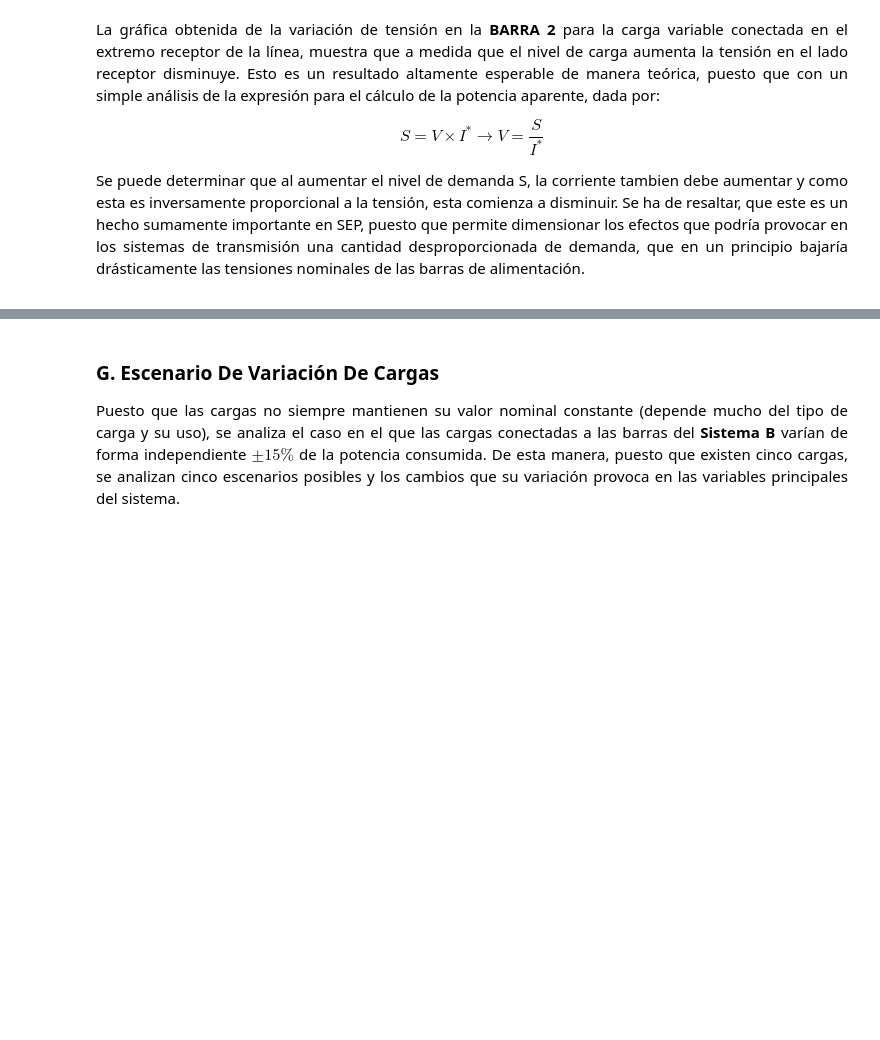
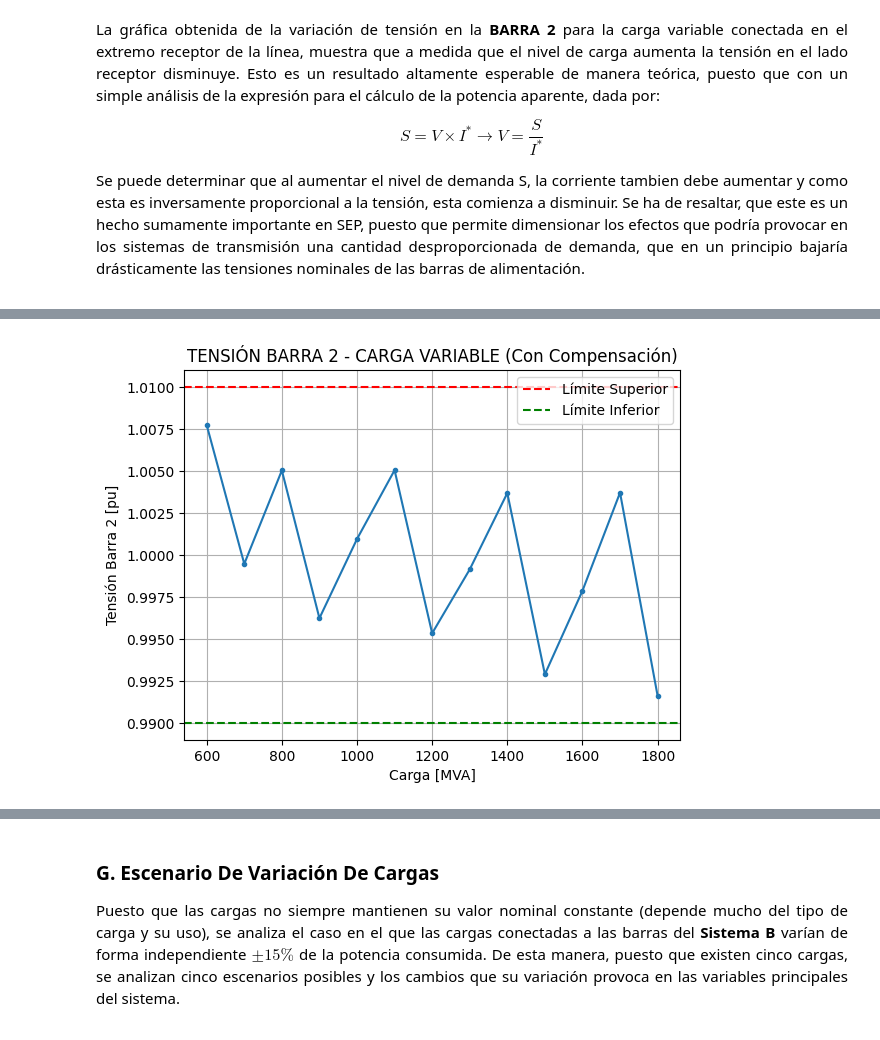
Before and after one commit to Subatchi/G5B_SEP1_S1_2024, a Jupyter notebook: TAREA I.ipynb, the cells around one changed output, grey strips where cells are left out. Cells and saved outputs as stored; diff of their text form; code cells hidden in the pictures; blank space fills up the shorter version.

```diff
--- a/TAREA I.ipynb
+++ b/TAREA I.ipynb
@@ -66,19 +60,16 @@ Paso = 100 #MVA
 # %%
 import pandapower as pp
 import math as mm
-import matplotlib.pyplot as plt
-import numpy as np
-import cmath as cm
 
+#Variables Globales
+Tensiones = []
+LineasP = []
+Paso = 100 #MVA
 #Parámetros de Línea
 r1 = 0.02  #(Ohm/km)
 x1 = 0.115 #(Ohm/km)
 B1 = 19.1  #(nF/km)
 Imax1 = 1  #(kA)
-#Parametros Matriz
-A = 0.9561 + 0.00763j
-B = 10.3454 + 54.4858j
-cont = 0
 for i in range(600,1800+1,Paso):
     net1 = pp.create_empty_network()
     #Barras
@@ -91,9 +82,6 @@ for i in range(600,1800+1,Paso):
     #Elementos De Barra
     pp.create_ext_grid(net1, bus=b1_1, vm_pu=1.00, name="Fuente Externa")
     pp.create_load(net1, bus=b2_1, p_mw=P1, q_mvar=Q1, name="Carga 1")
-    #pp.create_shunt(net1, bus=b2_1, p_mw=None, q_mvar=-2057.15, name="shunt")
-    #print(round(Compensador[cont],4))
-    #LINEAS
     pp.create_line_from_parameters(net1, name='Linea 1-2_1', length_km=500, from_bus=b1_1, to_bus=b2_1,
                                    r_ohm_per_km=r1, x_ohm_per_km=x1, c_nf_per_km=B1, max_i_ka=Imax1)
     pp.create_line_from_parameters(net1, name='Linea 1-2_2', length_km=500, from_bus=b1_1, to_bus=b2_1,
@@ -104,13 +92,6 @@ for i in range(600,1800+1,Paso):
     perdidaL = net1.res_line.loc[0, 'pl_mw']
     Tensiones.append(tension_barra2)
     LineasP.append(perdidaL*2)
-    #Calculo De Compensación Shunt
-    #Vnorma= 1.0
-    #deltaV = abs(tension_barra2-Vnorma)
-    #por_shunt= -1*deltaV*net1.res_bus.at[0, 'p_mw'] / net1.res_bus.at[0, 'q_mvar']
-    #print(por_shunt)
-    #Compensador.append(por_shunt)
-    cont = cont + 1
 # %%
 #A) COMPORTAMIENTO DE LA TENSIÓN PARA CARGA VARIABLE
 import matplotlib.pyplot as plt
@@ -232,3 +177,17 @@ $$
+# %%
+#Gráficas con compensación
+import matplotlib.pyplot as plt
+plt.plot(list(range(600,1800+1,100)), Tensiones_c, marker='.', linestyle='-')
+plt.axhline(y=1.01, color='r', linestyle='--',label='Límite Superior')
+plt.axhline(y=0.99, color='g', linestyle='--',label='Límite Inferior')
+plt.xlabel('Carga [MVA]')
+plt.ylabel('Tensión Barra 2 [pu]')
+plt.title('TENSIÓN BARRA 2 - CARGA VARIABLE (Con Compensación)')
+plt.grid(True)
+plt.legend()
+plt.show()
+# %% [output]
+[figure, added]
 # %%
 #C) PÉRDIDAS EN LA LÍNEA PARA EL RANGO DE POTENCIA DEMANDADA
 import matplotlib.pyplot as plt
```
Also changed, not shown: parts of 9 cells of this notebook.
